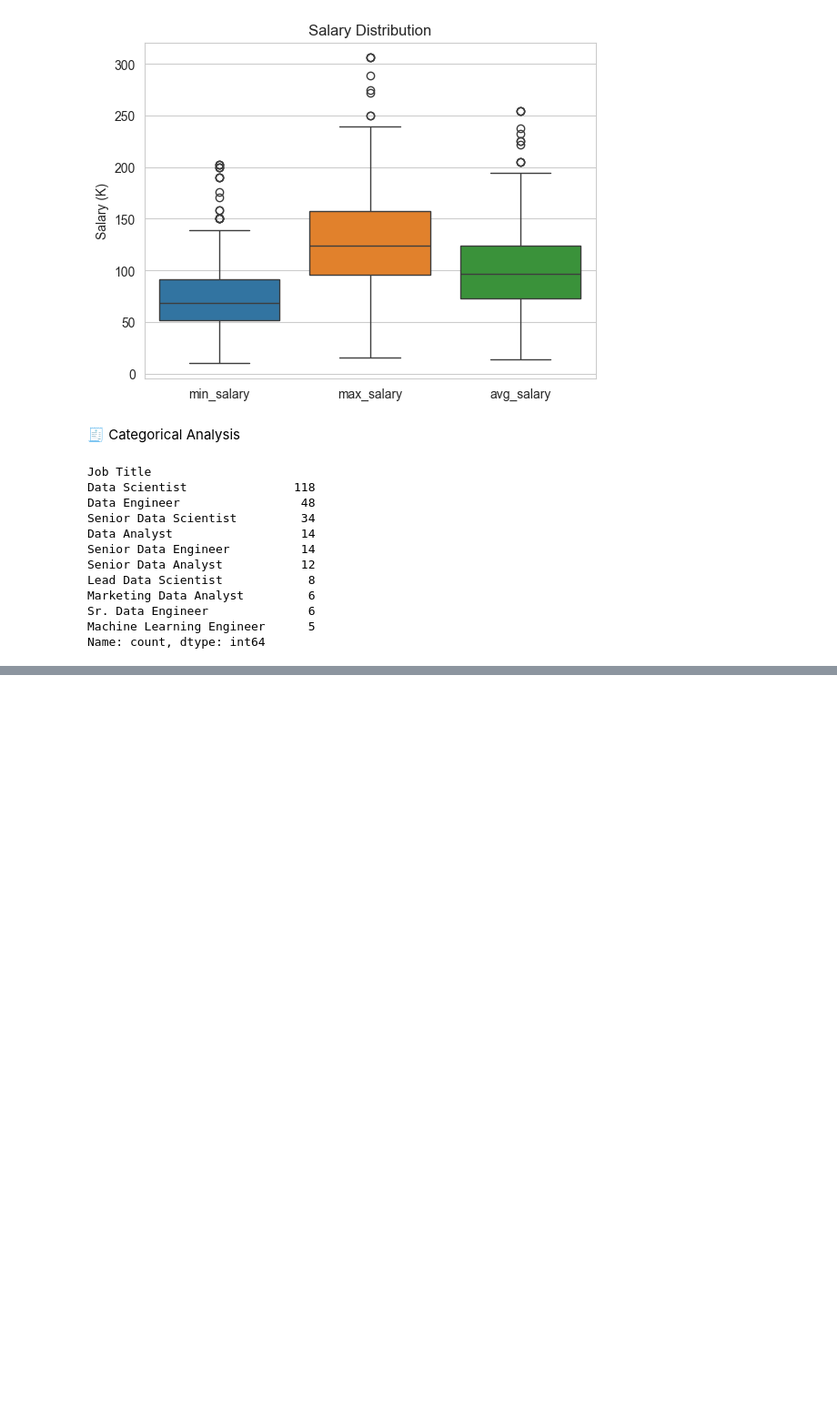
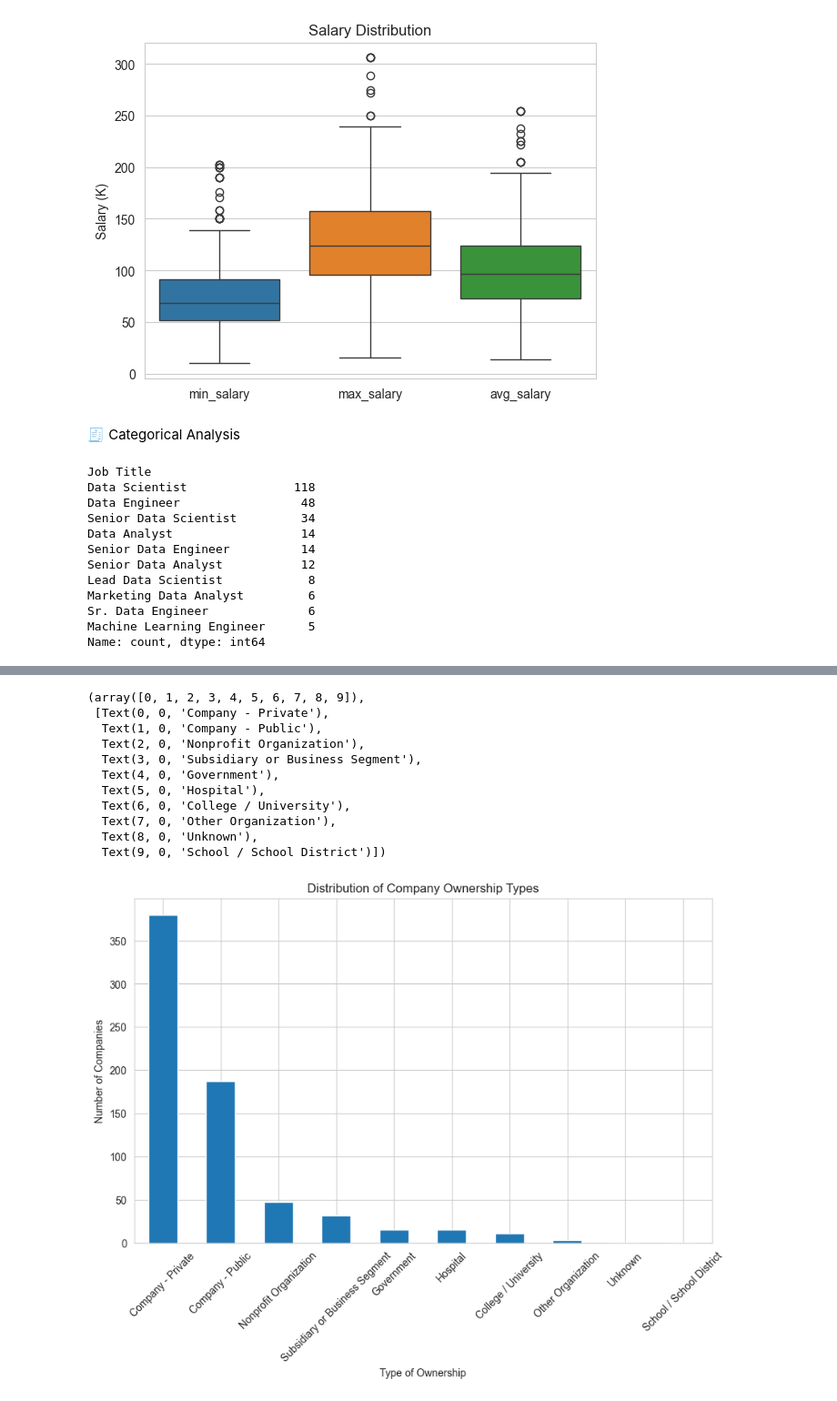
Before and after one commit to nayeem29dse/EDA-on-data-science-job-descriptions, a Jupyter notebook: EDA on saraly data.ipynb, the cells around one changed output, grey strips where cells are left out. Shown at 91% size. Drawn from its saved outputs; the diff is of its cells as text; code cells hidden in the pictures; blank space fills up the shorter version.

```diff
--- a/EDA on saraly data.ipynb
+++ b/EDA on saraly data.ipynb
@@ -226,0 +283,21 @@ Name: count, dtype: int64
+# %%
+df['Type of ownership'].value_counts().plot(kind='bar', figsize=(10,6))
+
+plt.xlabel("Type of Ownership")
+plt.ylabel("Number of Companies")
+plt.title("Distribution of Company Ownership Types")
+
+plt.xticks(rotation=45)
+# %% [output]
+(array([0, 1, 2, 3, 4, 5, 6, 7, 8, 9]),
+ [Text(0, 0, 'Company - Private'),
+  Text(1, 0, 'Company - Public'),
+  Text(2, 0, 'Nonprofit Organization'),
+  Text(3, 0, 'Subsidiary or Business Segment'),
+  Text(4, 0, 'Government'),
+  Text(5, 0, 'Hospital'),
+  Text(6, 0, 'College / University'),
+  Text(7, 0, 'Other Organization'),
+  Text(8, 0, 'Unknown'),
+  Text(9, 0, 'School / School District')])
+[figure, added]
```
Also changed, not shown: parts of 26 cells of this notebook.
